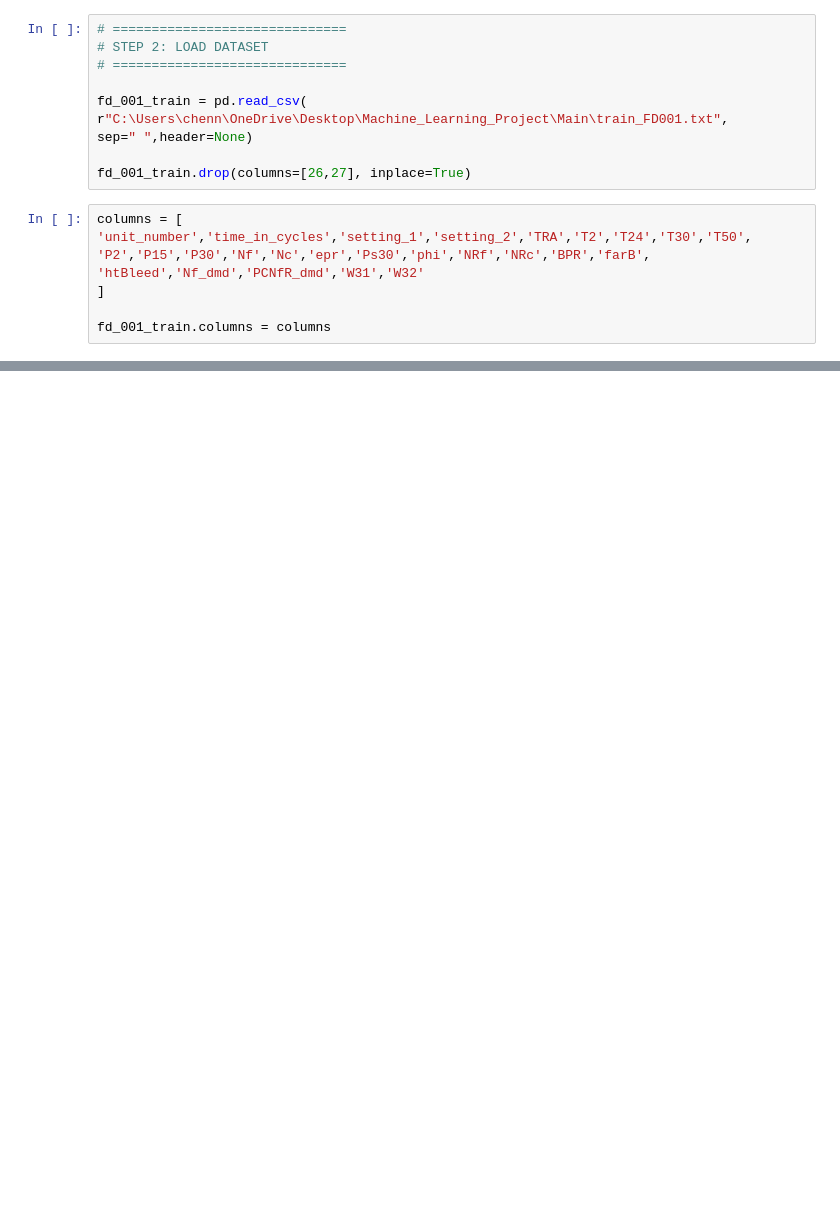
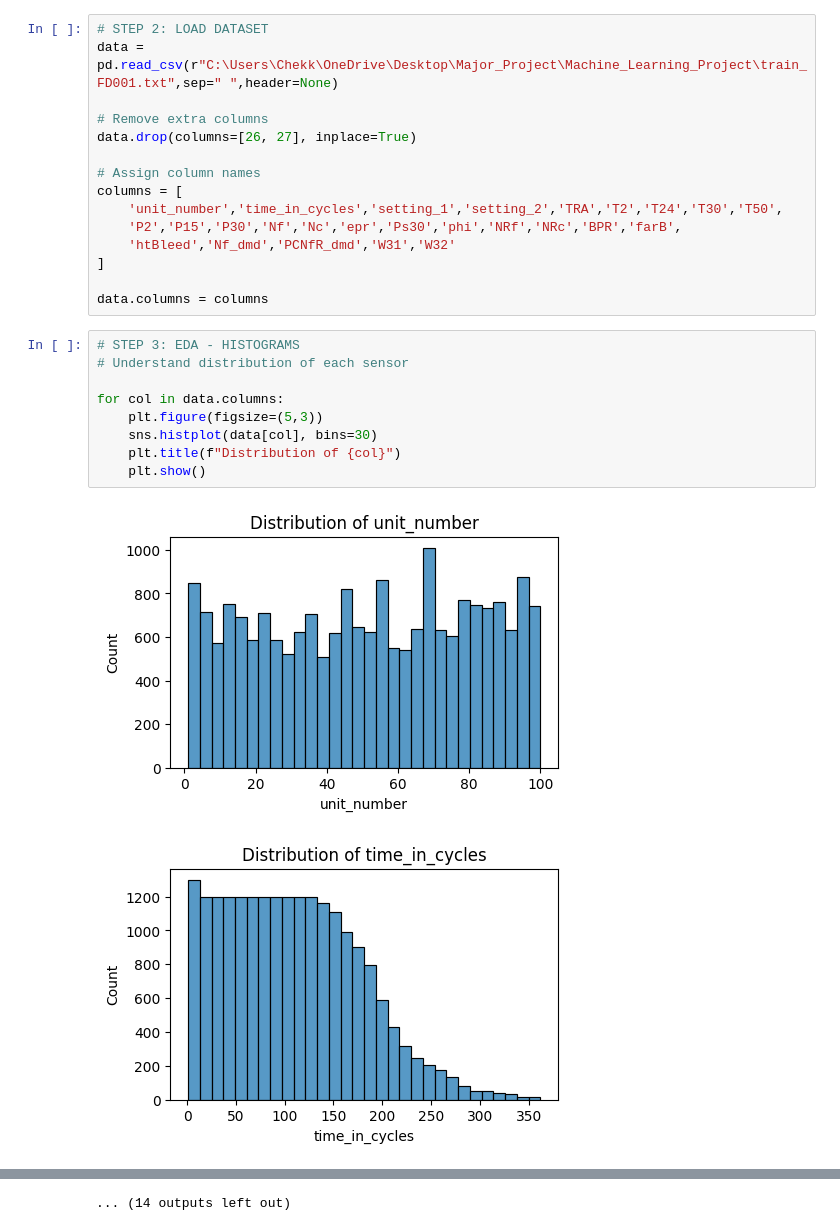
Before and after one commit to vamsiche/Machine_Learning_Project, a Jupyter notebook: RUL_AUTOENCODER.ipynb, the cells around one changed output, grey strips where cells are left out. Drawn from its saved outputs; the diff is of its cells as text; blank space fills up the shorter version.

```diff
--- a/RUL_AUTOENCODER.ipynb
+++ b/RUL_AUTOENCODER.ipynb
@@ -17,20 +18,29 @@ from tensorflow.keras.models import Model
 from tensorflow.keras.layers import Input, LSTM, RepeatVector, TimeDistributed, Dense
 from tensorflow.keras.optimizers import Adam
 # %%
-# ==============================
 # STEP 2: LOAD DATASET
-# ==============================
+data = pd.read_csv(r"C:\Users\Chekk\OneDrive\Desktop\Major_Project\Machine_Learning_Project\train_FD001.txt",sep=" ",header=None)
 
-fd_001_train = pd.read_csv(
-r"C:\Users\chenn\OneDrive\Desktop\Machine_Learning_Project\Main\train_FD001.txt",
-sep=" ",header=None)
+# Remove extra columns
+data.drop(columns=[26, 27], inplace=True)
 
-fd_001_train.drop(columns=[26,27], inplace=True)
+# Assign column names
+columns = [
+    'unit_number','time_in_cycles','setting_1','setting_2','TRA','T2','T24','T30','T50',
+    'P2','P15','P30','Nf','Nc','epr','Ps30','phi','NRf','NRc','BPR','farB',
+    'htBleed','Nf_dmd','PCNfR_dmd','W31','W32'
+]
+
+data.columns = columns
 # %%
-columns = [
-'unit_number','time_in_cycles','setting_1','setting_2','TRA','T2','T24','T30','T50',
-'P2','P15','P30','Nf','Nc','epr','Ps30','phi','NRf','NRc','BPR','farB',
-'htBleed','Nf_dmd','PCNfR_dmd','W31','W32'
-]
+# STEP 3: EDA - HISTOGRAMS
+# Understand distribution of each sensor
 
-fd_001_train.columns = columns
+for col in data.columns:
+    plt.figure(figsize=(5,3))
+    sns.histplot(data[col], bins=30)
+    plt.title(f"Distribution of {col}")
+    plt.show()
+# %% [output]
+[figure, added]
+[figure, added]
@@ -37 +57,2 @@ fd_001_train.columns = columns
+... (14 outputs left out)
 # %%
```
Also changed, not shown: parts of 36 cells of this notebook, 1 other file.
